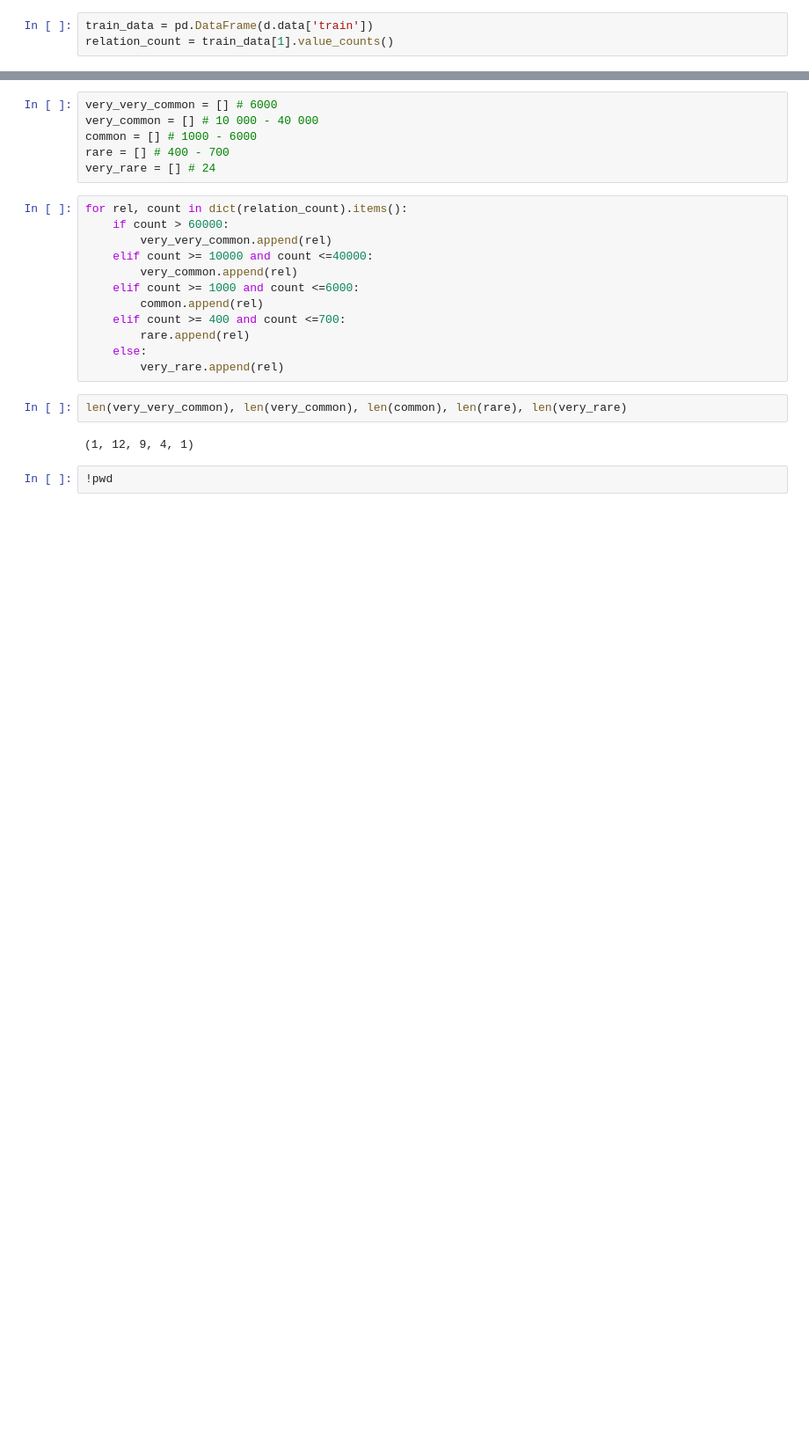
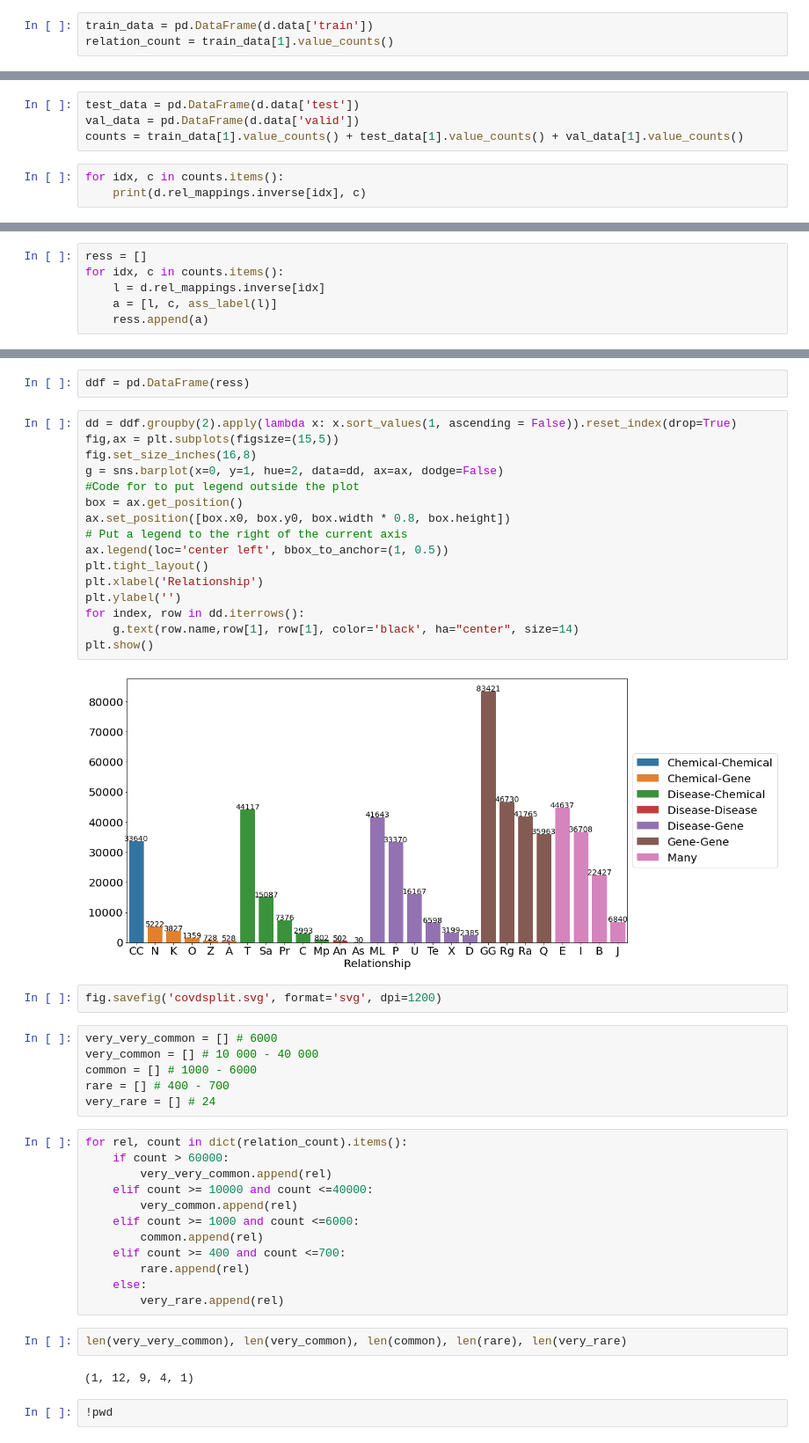
Before and after one commit to NinaCalvi/Aladdin, a Jupyter notebook: biolink/COVID results analysis/NEWCOVAnalysis.ipynb, the cells around one changed output, grey strips where cells are left out. Shown at 88% size. Cells and saved outputs as stored; diff of their text form; blank space fills up the shorter version.

```diff
--- a/biolink/COVID results analysis/NEWCOVAnalysis.ipynb
+++ b/biolink/COVID results analysis/NEWCOVAnalysis.ipynb
@@ -64,0 +51,7 @@ Name: 1, dtype: int64
+# %%
+test_data = pd.DataFrame(d.data['test'])
+val_data = pd.DataFrame(d.data['valid'])
+counts = train_data[1].value_counts() + test_data[1].value_counts() + val_data[1].value_counts()
+# %%
+for idx, c in counts.items():
+    print(d.rel_mappings.inverse[idx], c)
@@ -64,0 +100,6 @@ Name: 1, dtype: int64
+# %%
+ress = []
+for idx, c in counts.items():
+    l = d.rel_mappings.inverse[idx]
+    a = [l, c, ass_label(l)]
+    ress.append(a)
@@ -65,3 +124,25 @@ Name: 1, dtype: int64
+# %%
+ddf = pd.DataFrame(ress)
+# %%
+dd = ddf.groupby(2).apply(lambda x: x.sort_values(1, ascending = False)).reset_index(drop=True)
+fig,ax = plt.subplots(figsize=(15,5))
+fig.set_size_inches(16,8)
+g = sns.barplot(x=0, y=1, hue=2, data=dd, ax=ax, dodge=False)
+#Code for to put legend outside the plot
+box = ax.get_position()
+ax.set_position([box.x0, box.y0, box.width * 0.8, box.height])
+# Put a legend to the right of the current axis
+ax.legend(loc='center left', bbox_to_anchor=(1, 0.5))
+plt.tight_layout()
+plt.xlabel('Relationship')
+plt.ylabel('')
+for index, row in dd.iterrows():
+    g.text(row.name,row[1], row[1], color='black', ha="center", size=14)
+plt.show()
+# %% [output]
+[figure, added]
+# %%
+fig.savefig('covdsplit.svg', format='svg', dpi=1200)
 # %%
 very_very_common = [] # 6000
 very_common = [] # 10 000 - 40 000
```
Also changed, not shown: parts of 19 cells of this notebook, 34 other files.
